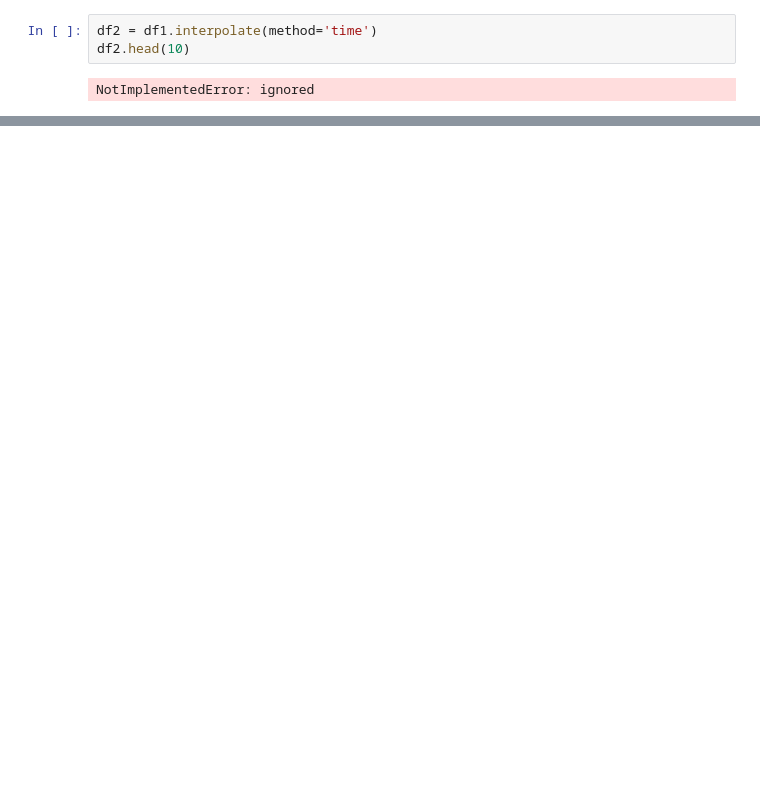
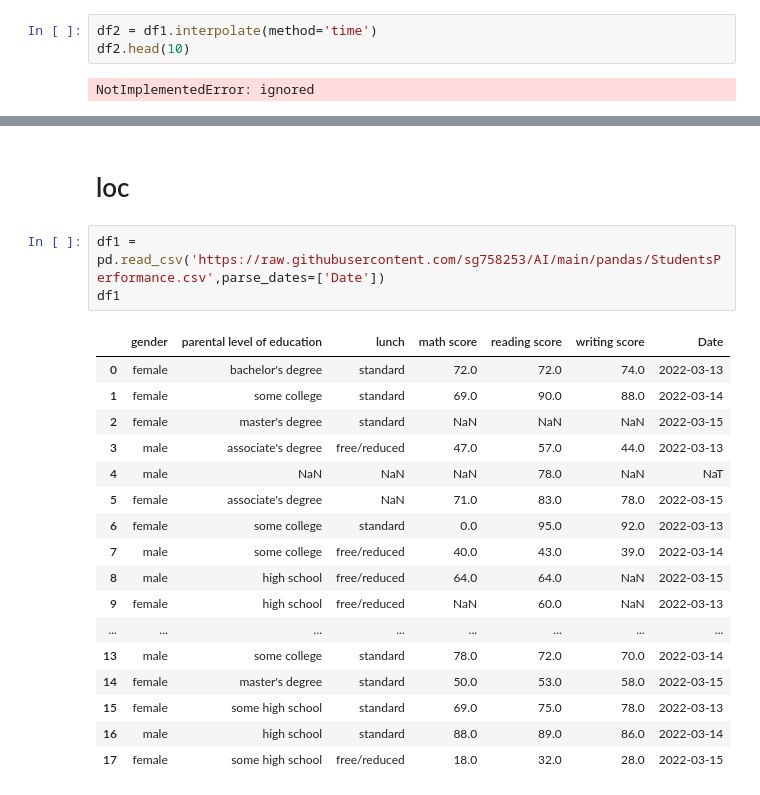
Before and after one commit to sg758253/AI, a Jupyter notebook: pandas/pandas.ipynb, the cells around one changed output, grey strips where cells are left out. Cells and saved outputs as stored; diff of their text form; blank space fills up the shorter version.

```diff
--- a/pandas/pandas.ipynb
+++ b/pandas/pandas.ipynb
@@ -1178,0 +1279,23 @@ NotImplementedError: ignored
+# %% [markdown]
+# loc
+# %%
+df1 = pd.read_csv('https://raw.githubusercontent.com/sg758253/AI/main/pandas/StudentsPerformance.csv',parse_dates=['Date'])
+df1
+# %% [output]
+|  | gender | parental level of education | lunch | math score | reading score | writing score | Date |
+| 0 | female | bachelor's degree | standard | 72.0 | 72.0 | 74.0 | 2022-03-13 |
+| 1 | female | some college | standard | 69.0 | 90.0 | 88.0 | 2022-03-14 |
+| 2 | female | master's degree | standard | NaN | NaN | NaN | 2022-03-15 |
+| 3 | male | associate's degree | free/reduced | 47.0 | 57.0 | 44.0 | 2022-03-13 |
+| 4 | male | NaN | NaN | NaN | 78.0 | NaN | NaT |
+| 5 | female | associate's degree | NaN | 71.0 | 83.0 | 78.0 | 2022-03-15 |
+| 6 | female | some college | standard | 0.0 | 95.0 | 92.0 | 2022-03-13 |
+| 7 | male | some college | free/reduced | 40.0 | 43.0 | 39.0 | 2022-03-14 |
+| 8 | male | high school | free/reduced | 64.0 | 64.0 | NaN | 2022-03-15 |
+| 9 | female | high school | free/reduced | NaN | 60.0 | NaN | 2022-03-13 |
+| ... | ... | ... | ... | ... | ... | ... | ... |
+| 13 | male | some college | standard | 78.0 | 72.0 | 70.0 | 2022-03-14 |
+| 14 | female | master's degree | standard | 50.0 | 53.0 | 58.0 | 2022-03-15 |
+| 15 | female | some high school | standard | 69.0 | 75.0 | 78.0 | 2022-03-13 |
+| 16 | male | high school | standard | 88.0 | 89.0 | 86.0 | 2022-03-14 |
+| 17 | female | some high school | free/reduced | 18.0 | 32.0 | 28.0 | 2022-03-15 |
```
Also changed, not shown: parts of 62 cells of this notebook.
